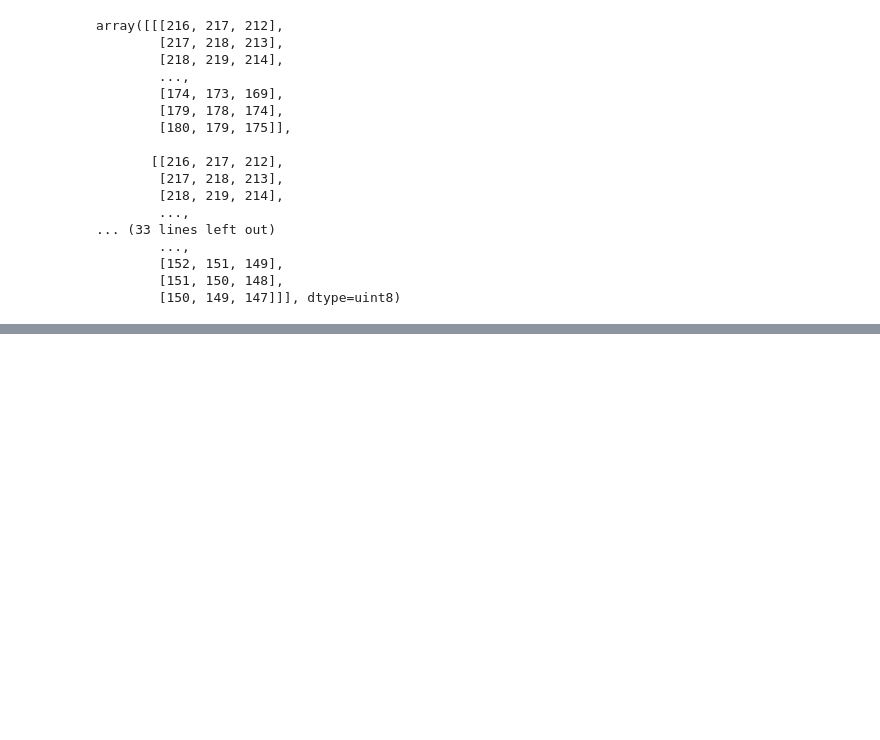
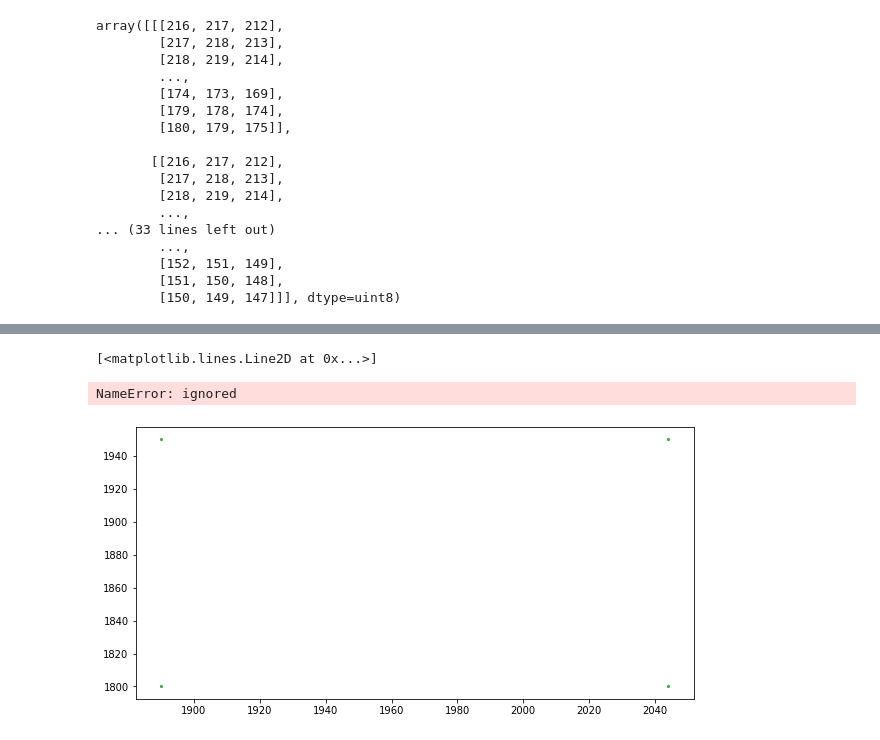
Before and after one commit to waraporn19/KKU_data_mining, a Jupyter notebook: Matching_color.ipynb, the cells around one changed output, grey strips where cells are left out. Saved outputs shown, nothing was run; the diff lists cells and outputs as text; code cells hidden in the pictures; blank space fills up the shorter version.

```diff
--- a/Matching_color.ipynb
+++ b/Matching_color.ipynb
@@ -48,0 +83,3 @@ TypeError: ignored
+# %%
+RGB_img =  cv2.cvtColor(img, cv2.COLOR_BGR2RGB)
+data = ([1890,2044,2044,1890,1890],[1800,1800,1950,1950,1800])
@@ -73,0 +109,4 @@ plt.plot(['x'],['y'])
+# %%
+RGB_data
+# %% [output]
+[<matplotlib.lines.Line2D at 0x...>]
@@ -73,0 +115,8 @@ plt.plot(['x'],['y'])
+# %%
+
+new_img = np.zeros(RGB_img.shape)
+for i in range(RGB_img.shape[0]):
+     for j in range(RGB_img.shape[1]):
+          new_img[i,j,:] = Clus_cen[myQuantize.predict([RGB_img[i,j,:]]), :]
+# %% [output]
+NameError: ignored
@@ -73,0 +128,7 @@ plt.plot(['x'],['y'])
+# %%
+matplotlib.rcParams['figure.figsize']=[10,5]
+plt.scatter([1890,2044,2044,1890],[1950,1950,1800,1800],s=5,alpha=0.6,c='r')
+plt.imshow(RGB_img)
+data= plt.scatter([1890,2044,2044,1890],[1950,1950,1800,1800],s=5,alpha=0.6,c='g')
+# %% [output]
+[figure, added]
```
Also changed, not shown: parts of 13 cells of this notebook.
